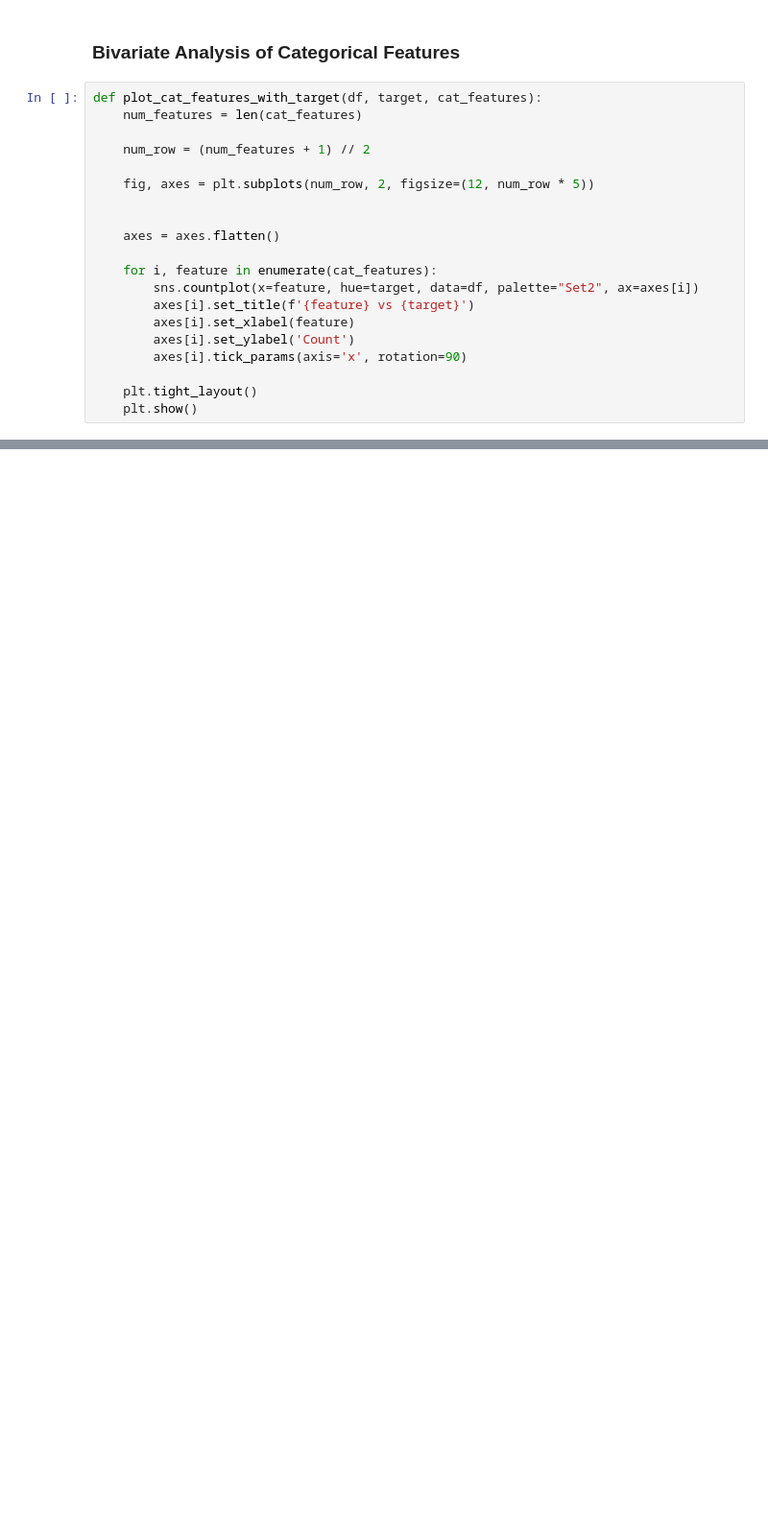
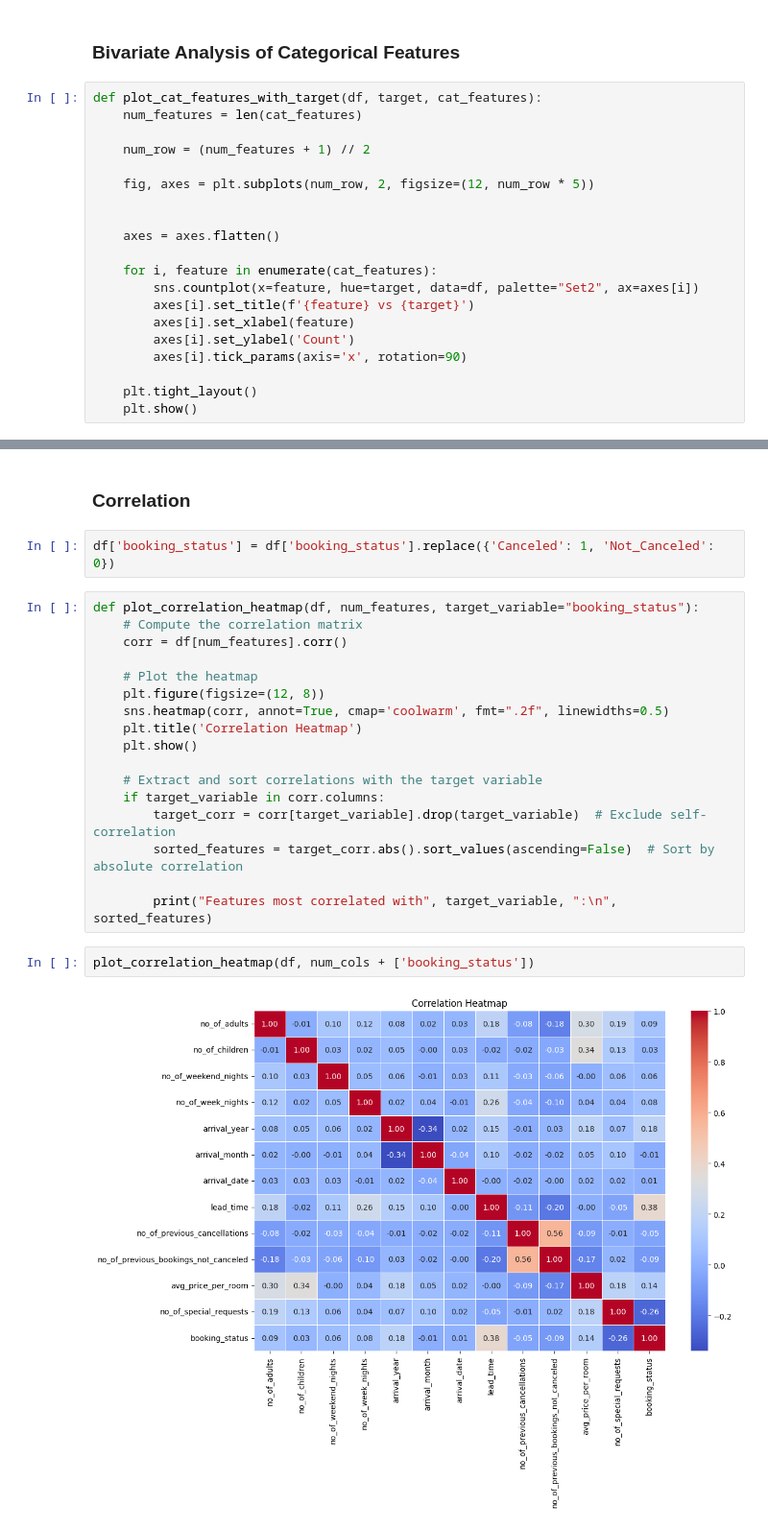
Before and after one commit to abhisheku-official/hotel-reservation-cancellations, a Jupyter notebook: hotel_booking_cancelation_prediction.ipynb, the cells around one changed output, grey strips where cells are left out. Shown at 96% size. Saved outputs shown, nothing was run; the diff lists cells and outputs as text; blank space fills up the shorter version.

```diff
--- a/hotel_booking_cancelation_prediction.ipynb
+++ b/hotel_booking_cancelation_prediction.ipynb
@@ -373,0 +487,25 @@ Data Imbalance: There is a clear imbalance in the data, with more not-canceled b
+# %% [markdown]
+### Correlation
+# %%
+df['booking_status'] = df['booking_status'].replace({'Canceled': 1, 'Not_Canceled': 0})
+# %%
+def plot_correlation_heatmap(df, num_features, target_variable="booking_status"):
+    # Compute the correlation matrix
+    corr = df[num_features].corr()
+
+    # Plot the heatmap
+    plt.figure(figsize=(12, 8))
+    sns.heatmap(corr, annot=True, cmap='coolwarm', fmt=".2f", linewidths=0.5)
+    plt.title('Correlation Heatmap')
+    plt.show()
+
+    # Extract and sort correlations with the target variable
+    if target_variable in corr.columns:
+        target_corr = corr[target_variable].drop(target_variable)  # Exclude self-correlation
+        sorted_features = target_corr.abs().sort_values(ascending=False)  # Sort by absolute correlation
+
+        print("Features most correlated with", target_variable, ":\n", sorted_features)
+# %%
+plot_correlation_heatmap(df, num_cols + ['booking_status'])
+# %% [output]
+[figure, added]
```
Also changed, not shown: parts of 82 cells of this notebook, 5 other files.
